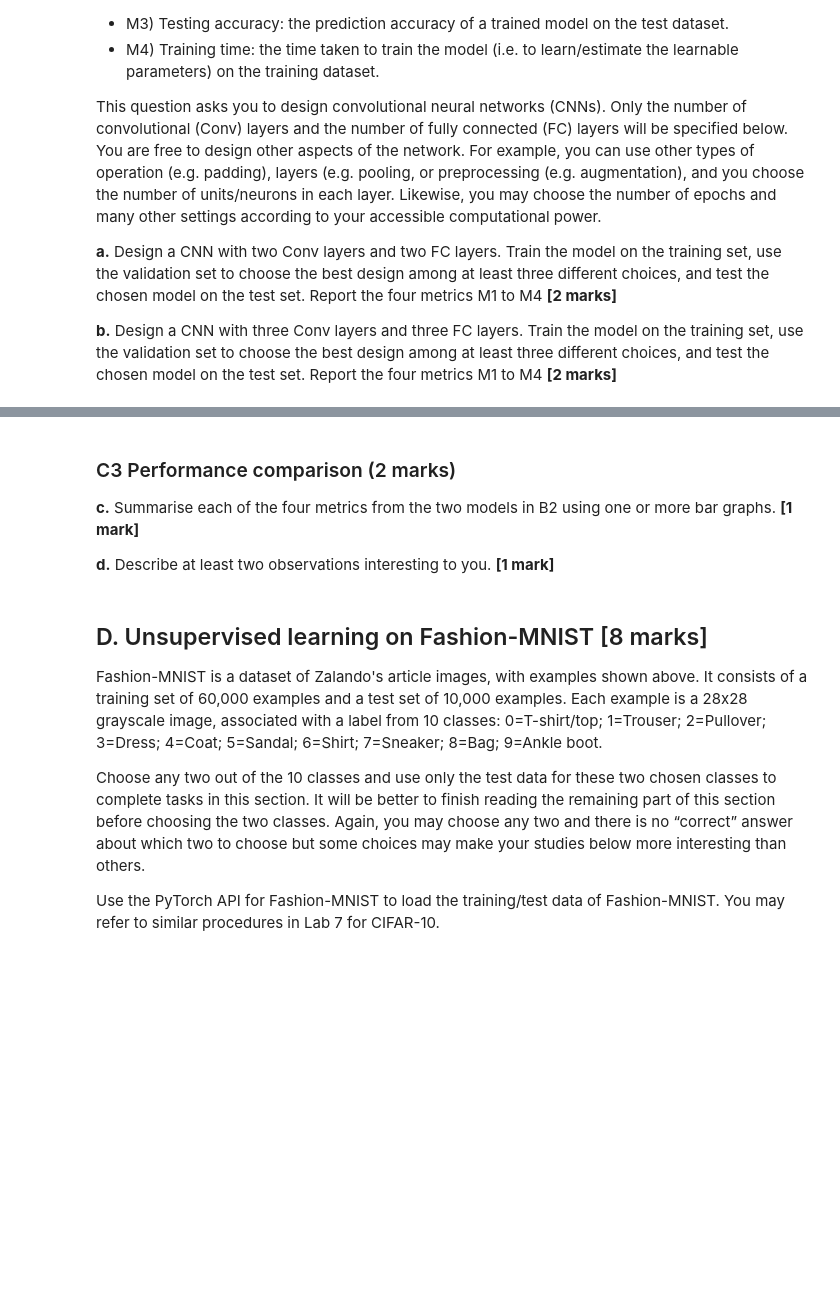
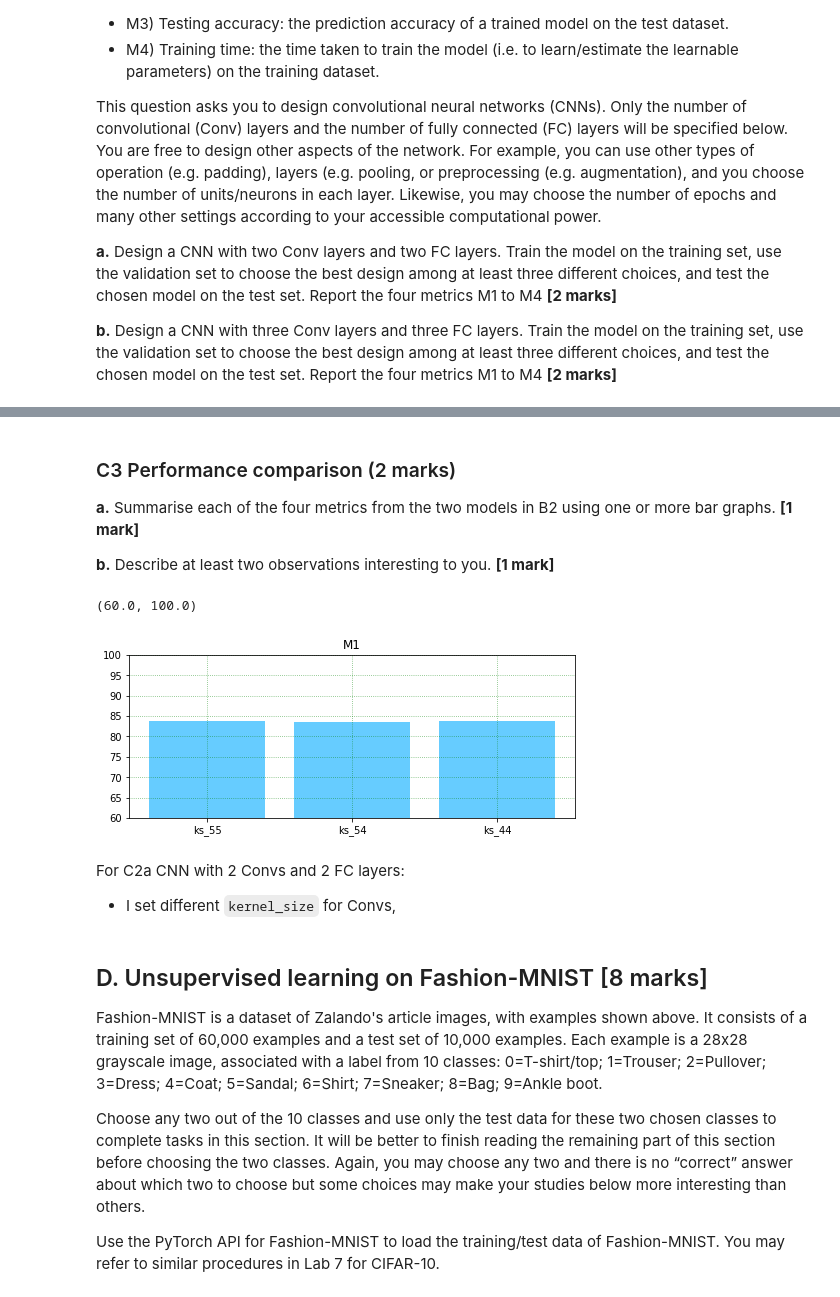
Before and after one commit to wwyqianqian/COMP6509, a Jupyter notebook: assignment/COM4509-6509_Assignment_Part2.ipynb, the cells around one changed output, grey strips where cells are left out. Drawn from its saved outputs; the diff is of its cells as text; code cells hidden in the pictures; blank space fills up the shorter version.

```diff
--- a/assignment/COM4509-6509_Assignment_Part2.ipynb
+++ b/assignment/COM4509-6509_Assignment_Part2.ipynb
@@ -607,6 +784,16 @@ This question asks you to design convolutional neural networks (CNNs). Only the
 # %% [markdown]
 ### C3 Performance comparison (2 marks)
 
-**c.** Summarise each of the four metrics from the two models in B2 using one or more bar graphs. **[1 mark]**
+**a.** Summarise each of the four metrics from the two models in B2 using one or more bar graphs. **[1 mark]**
 
-**d.** Describe at least two observations interesting to you. **[1 mark]**
+**b.** Describe at least two observations interesting to you. **[1 mark]**
+# %%
+plt.figure(figsize = (8, 3))
+plt.title('M1')
+plt.bar(np.arange(len(M1_C)), M1_C, color = "#66ccff")
+plt.grid(True, linestyle=':', color='g', alpha=0.6)
+plt.xticks(np.arange(len(M1_C)), names_C)
+plt.ylim([60, 100])
+# %% [output]
+(60.0, 100.0)
+[figure, added]
@@ -613,3 +802,7 @@ This question asks you to design convolutional neural networks (CNNs). Only the
+# %% [markdown]
+For C2a CNN with 2 Convs and 2 FC layers:
+
+* I set different `kernel_size` for Convs,
 # %% [markdown]
 ## D. Unsupervised learning on Fashion-MNIST [8 marks]
 
```
Also changed, not shown: parts of 20 cells of this notebook.
